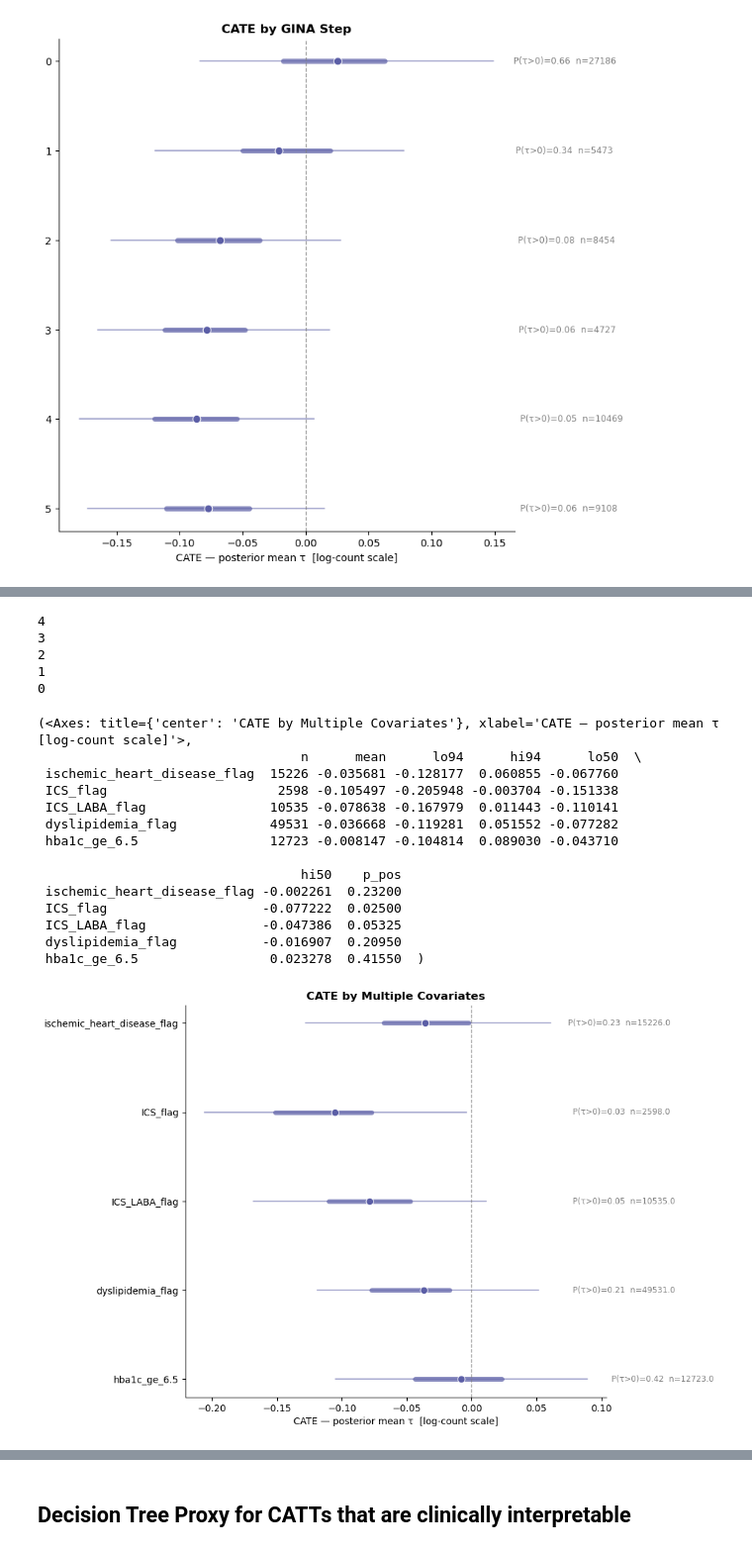
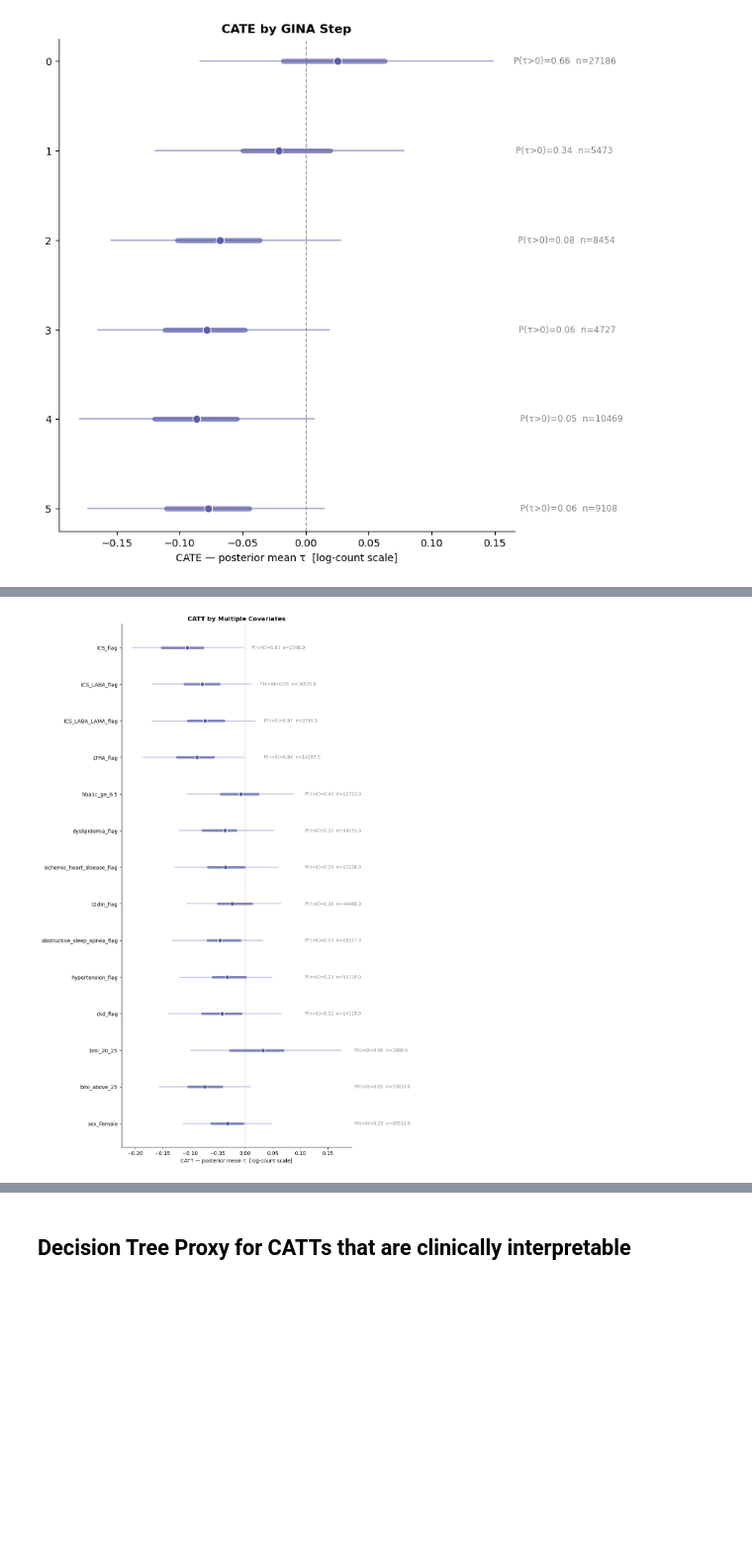
Before and after one commit to nweerasuriya/omscs, a Jupyter notebook: ISYE6420/Project/count_outcome_bcf_ZINB.ipynb, the cells around one changed output, grey strips where cells are left out. Shown at 99% size. Saved outputs shown, nothing was run; the diff lists cells and outputs as text; code cells hidden in the pictures; blank space fills up the shorter version.

```diff
--- a/ISYE6420/Project/count_outcome_bcf_ZINB.ipynb
+++ b/ISYE6420/Project/count_outcome_bcf_ZINB.ipynb
@@ -545,17 +520,16 @@ Index(['age', 'gina_step', 'total_exac_count', 'num_treatments_baseline',
 # Get all continuous features to stratify by (e.g. age, comorbidity count, etc.)
 continuous_features = [col for col in X.columns if X[col].nunique() > 2 and X[col].dtype in [np.float64, np.int64]]
 print("Continuous features available for stratification:", continuous_features)
-  # map column name -> integer index
 
 # Do the same for total_exac_count but find quantile for patients with 1 event and quantile for patients with 2+ events
 features_to_plot = ["age", "num_treatments_baseline"]
 for feat in features_to_plot:
-    plot_cate_by_feature(X, X_tau, tau_mean, tau_hdi, feat)
+    vis.plot_cate_by_feature(X, X_tau, tau_mean, tau_hdi, feat)
 # Find percentile where value is 1
 perc_1 = X[X['total_exac_count']==0].shape[0] / X.shape[0]
 perc_2 = X[X['total_exac_count']==1].shape[0] / X.shape[0] + perc_1
 
-plot_cate_by_feature(X, X_tau, tau_mean, tau_hdi, "total_exac_count", quants=[perc_1, perc_2])
+vis.plot_cate_by_feature(X, X_tau, tau_mean, tau_hdi, "total_exac_count", quants=[perc_1, perc_2])
 # %% [output]
 Continuous features available for stratification: ['age', 'gina_step', 'total_exac_count', 'num_treatments_baseline', 'logit_ps']
 [figure]
@@ -586,17 +548,6 @@ plot_cate_categorical(trace_bcf, X['gina_step'].to_numpy(), "GINA Step")
  5     5   9108 -0.077604 -0.172821  0.014524 -0.110694 -0.044551  0.06275)
 [figure]
 # %%
-def get_tau_samples(trace):
-    """Flatten posterior tau samples → (total_draws, N)"""
-    tau = trace.posterior["tau"].values          # (chains, draws, N)
-    return tau.reshape(-1, tau.shape[-1])        # (4000, N)
-
-
-def cate_summary(tau_flat, idx):
-    """Return (mean, lo94, hi94, P(tau>0)) for a subgroup index array."""
-    draws = tau_flat[:, idx].mean(axis=1)        # (total_draws,) — CATE posterior
-    hdi   = az.hdi(draws, hdi_prob=0.94)
-    return draws.mean(), hdi[0], hdi[1], (draws > 0).mean()
 # Forest plot for multiple covariates
 def plot_forest_multiple(trace, X, feature_names, ax=None, color="#5B5EA6"):
     """
@@ -644,8 +595,8 @@ def plot_forest_multiple(trace, X, feature_names, ax=None, color="#5B5EA6"):
     ax.axvline(0, color="gray", lw=1, linestyle="--", alpha=0.7)
     ax.set_yticks(y_pos)
     ax.set_yticklabels(df.index, fontsize=10)
-    ax.set_xlabel("CATE — posterior mean τ  [log-count scale]", fontsize=10)
-    ax.set_title(f"CATE by Multiple Covariates", fontsize=12, fontweight="bold")
+    ax.set_xlabel("CATT — posterior mean τ  [log-count scale]", fontsize=10)
+    ax.set_title(f"CATT by Multiple Covariates", fontsize=12, fontweight="bold")
     ax.spines[["top", "right"]].set_visible(False)
 
     return ax, df
@@ -667,23 +603,24 @@ Index(['age', 'gina_step', 'total_exac_count', 'num_treatments_baseline',
-# %%
-plot_forest_multiple(trace_bcf, X, feature_names=["ischemic_heart_disease_flag", "ICS_flag", "ICS_LABA_flag", "dyslipidemia_flag", "hba1c_ge_6.5"], ax=None)
-# %% [output]
-4
-3
-2
-1
-0
-(<Axes: title={'center': 'CATE by Multiple Covariates'}, xlabel='CATE — posterior mean τ  [log-count scale]'>,
-                                  n      mean      lo94      hi94      lo50  \
- ischemic_heart_disease_flag  15226 -0.035681 -0.128177  0.060855 -0.067760
- ICS_flag                      2598 -0.105497 -0.205948 -0.003704 -0.151338
- ICS_LABA_flag                10535 -0.078638 -0.167979  0.011443 -0.110141
- dyslipidemia_flag            49531 -0.036668 -0.119281  0.051552 -0.077282
- hba1c_ge_6.5                 12723 -0.008147 -0.104814  0.089030 -0.043710
-
-                                  hi50    p_pos
- ischemic_heart_disease_flag -0.002261  0.23200
- ICS_flag                    -0.077222  0.02500
- ICS_LABA_flag               -0.047386  0.05325
- dyslipidemia_flag           -0.016907  0.20950
- hba1c_ge_6.5                 0.023278  0.41550  )
-[figure, removed]
+# %%
+feature_list = [
+    "ICS_flag",
+    "ICS_LABA_flag",
+    "ICS_LABA_LAMA_flag",
+    "LTRA_flag",
+    "hba1c_ge_6.5",
+    "dyslipidemia_flag",
+    "ischemic_heart_disease_flag",
+    "t2dm_flag",
+    "obstructive_sleep_apnea_flag",
+    "hypertension_flag",
+    "ckd_flag",
+    "bmi_20_25",
+    "bmi_above_25",
+    "sex_Female",
+    ]
+ax, catt_df = plot_forest_multiple(
+    trace_bcf,
+    X,
+    feature_names=feature_list,
+    ax=None)
+# %% [output]
+[figure, added]
```
Also changed, not shown: parts of 14 cells of this notebook, 3 other files.
